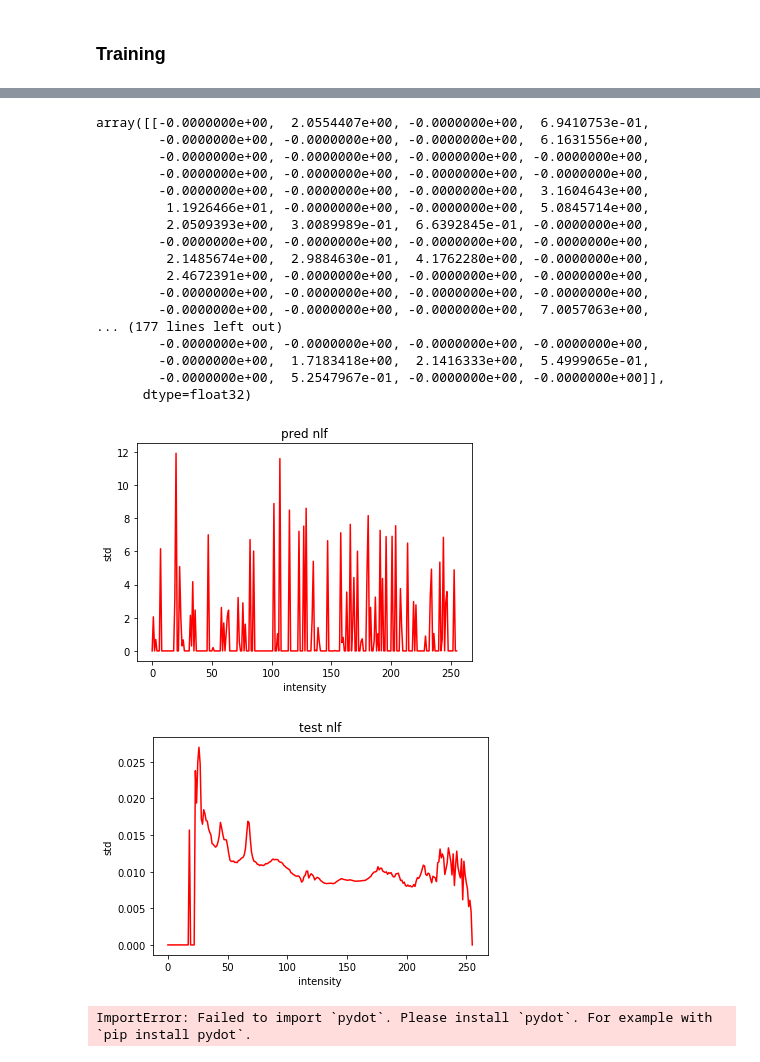
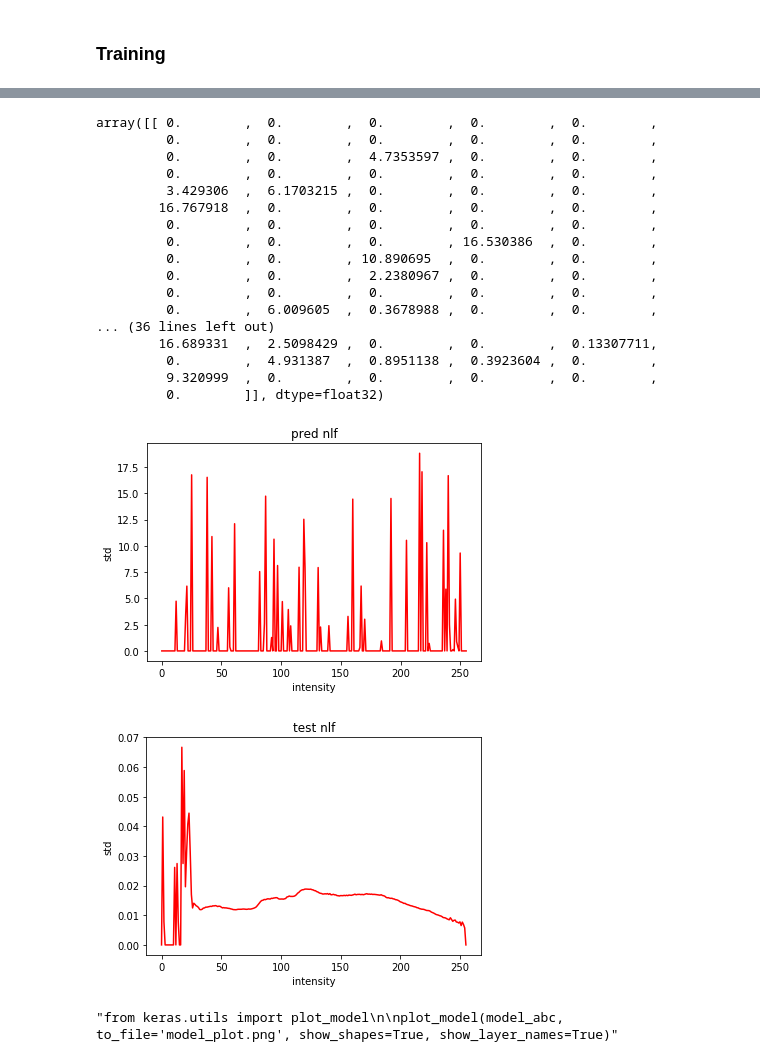
Before and after one commit to CarlosRamis/tfg_real_denoising, a Jupyter notebook: CNN_test.ipynb, the cells around one changed output, grey strips where cells are left out. Saved outputs shown, nothing was run; the diff lists cells and outputs as text; code cells hidden in the pictures.

```diff
--- a/CNN_test.ipynb
+++ b/CNN_test.ipynb
@@ -16,16 +16,23 @@ for path in images_paths:
     # Input data (images)
     img = plt.imread(path)
     # Image resize
-    if 0:
-        img = cv2.resize(img, dsize = None,fx=0.5, fy=0.5, interpolation=cv2.INTER_CUBIC)
+    if 1:
+        #img = cv2.resize(img, dsize = None,fx=0.5, fy=0.5, interpolation=cv2.INTER_CUBIC)
+        img = cv2.resize(img, dsize =(256,256), interpolation=cv2.INTER_CUBIC)
+        X_.append(img)
+    else:
+        X_.append(img[0:256,0:256,:])
 
-    X_.append(img[0:256,0:256,:])
+        X_.append(img[500:500+256,500:500 + 256,:])
+        X_.append(img[1000:1000+256,1000:1000 + 256,:])
 
     # Output data (NLFs)
     nlf_path = '../Dataset_Final/NLFs/NLF_' + scene + '.mat'
     mat = scipy.io.loadmat('../Dataset_Final/NLFs/NLF_' + scene + '.mat')
+
     NLF = mat["NLF"][0]
-    y_.append(np.nan_to_num(NLF))
+    #y_.append(np.nan_to_num(NLF))
+    y_.append(np.nan_to_num(NLF[0:256]))
 
 #(X_train, y_train), (X_test, y_test) = ''
 # %%
@@ -80,10 +87,13 @@ out_a = vision_model1(input_a)
 out_b = vision_model2(input_b)
 out_c = vision_model3(input_c)
 
-concatenated = concatenate([out_a, out_b, out_c],axis=2)
+concatenated = concatenate([out_a, out_b, out_c],axis=-1)
 #out = Dense(1, activation='sigmoid')(concatenated)
 merge_abc = SpatialPyramidPooling([1, 2, 4])(concatenated)
+#merge_abc = Dense(2048, activation='relu')(merge_abc)
+#merge_abc = Dense(256*3, activation='relu')(merge_abc)
+#merge_abc = Flatten()(concatenated)
 merge_abc = Dense(2048, activation='relu')(merge_abc)
-merge_abc = Dense(256*3, activation='relu')(merge_abc)
+merge_abc = Dense(256, activation='relu')(merge_abc)
 
 model_abc = Model([input_a, input_b, input_c], merge_abc)
@@ -120,17 +135,17 @@ model_abc.compile(optimizer= sgd, loss='mse')
 # Make model_a non trainable
 model_abc.layers[3].trainable = False
 model_abc.layers[4].trainable = False
-model_abc.fit(x=[X_,X_,X_], y=y_, batch_size=32, epochs=20, validation_split=0.1, shuffle=True)
+model_abc.fit(x=[X_,X_,X_], y=y_, batch_size=64, epochs=20, validation_split=0.2, shuffle=True)
 
 # Make model_a non trainable
 model_abc.layers[3].trainable = False
 model_abc.layers[4].trainable = True
 model_abc.layers[5].trainable = False
-model_abc.fit(x=[X_,X_,X_], y=y_, batch_size=32, epochs=20, validation_split=0.1, shuffle=True)
+model_abc.fit(x=[X_,X_,X_], y=y_, batch_size=64, epochs=20, validation_split=0.2, shuffle=True)
 
 # Make model_a non trainable
 model_abc.layers[3].trainable = True
 model_abc.layers[4].trainable = False
 model_abc.layers[5].trainable = False
-model_abc.fit(x=[X_,X_,X_], y=y_, batch_size=32, epochs=20, validation_split=0.1, shuffle=True)
+model_abc.fit(x=[X_,X_,X_], y=y_, batch_size=64, epochs=20, validation_split=0.2, shuffle=True)
 # %% [output]
@@ -162,47 +177,47 @@ Epoch 20/20
 
 (model_abc.predict([[X_[0]],[X_[0]],[X_[0]]]))
 # %% [output]
-array([[-0.0000000e+00,  2.0554407e+00, -0.0000000e+00,  6.9410753e-01,
-        -0.0000000e+00, -0.0000000e+00, -0.0000000e+00,  6.1631556e+00,
-        -0.0000000e+00, -0.0000000e+00, -0.0000000e+00, -0.0000000e+00,
-        -0.0000000e+00, -0.0000000e+00, -0.0000000e+00, -0.0000000e+00,
-        -0.0000000e+00, -0.0000000e+00, -0.0000000e+00,  3.1604643e+00,
-         1.1926466e+01, -0.0000000e+00, -0.0000000e+00,  5.0845714e+00,
-         2.0509393e+00,  3.0089989e-01,  6.6392845e-01, -0.0000000e+00,
-        -0.0000000e+00, -0.0000000e+00, -0.0000000e+00, -0.0000000e+00,
-         2.1485674e+00,  2.9884630e-01,  4.1762280e+00, -0.0000000e+00,
-         2.4672391e+00, -0.0000000e+00, -0.0000000e+00, -0.0000000e+00,
-        -0.0000000e+00, -0.0000000e+00, -0.0000000e+00, -0.0000000e+00,
-        -0.0000000e+00, -0.0000000e+00, -0.0000000e+00,  7.0057063e+00,
-... (177 lines left out)
-        -0.0000000e+00, -0.0000000e+00, -0.0000000e+00, -0.0000000e+00,
-        -0.0000000e+00,  1.7183418e+00,  2.1416333e+00,  5.4999065e-01,
-        -0.0000000e+00,  5.2547967e-01, -0.0000000e+00, -0.0000000e+00]],
-      dtype=float32)
+array([[ 0.        ,  0.        ,  0.        ,  0.        ,  0.        ,
+         0.        ,  0.        ,  0.        ,  0.        ,  0.        ,
+         0.        ,  0.        ,  4.7353597 ,  0.        ,  0.        ,
+         0.        ,  0.        ,  0.        ,  0.        ,  0.        ,
+         3.429306  ,  6.1703215 ,  0.        ,  0.        ,  0.        ,
+        16.767918  ,  0.        ,  0.        ,  0.        ,  0.        ,
+         0.        ,  0.        ,  0.        ,  0.        ,  0.        ,
+         0.        ,  0.        ,  0.        , 16.530386  ,  0.        ,
+         0.        ,  0.        , 10.890695  ,  0.        ,  0.        ,
+         0.        ,  0.        ,  2.2380967 ,  0.        ,  0.        ,
+         0.        ,  0.        ,  0.        ,  0.        ,  0.        ,
+         0.        ,  6.009605  ,  0.3678988 ,  0.        ,  0.        ,
+... (36 lines left out)
+        16.689331  ,  2.5098429 ,  0.        ,  0.        ,  0.13307711,
+         0.        ,  4.931387  ,  0.8951138 ,  0.3923604 ,  0.        ,
+         9.320999  ,  0.        ,  0.        ,  0.        ,  0.        ,
+         0.        ]], dtype=float32)
 # %%
 import matplotlib.pyplot as plt
-y_pred = np.transpose(model_abc.predict([[X_[0]],[X_[0]],[X_[0]]]))
+y_pred = np.transpose(model_abc.predict([[X_[1,0:256,0:256,:]],[X_[1,0:256,0:256,:]],[X_[1,0:256,0:256,:]]]))
 
 fig, ax = plt.subplots()
 ax.plot(y_pred[0:256],'r')
 
 ax.set(xlabel='intensity', ylabel='std',
        title='pred nlf')
 plt.show()
 
 fig, ax = plt.subplots()
-ax.plot(y_[0][0:256],'r')
+ax.plot(y_[1][0:256],'r')
 
 ax.set(xlabel='intensity', ylabel='std',
        title='test nlf')
 plt.show()
 # %% [output]
-[figure, old version]
+[figure, new version]
-[figure, old version]
+[figure, new version]
 # %%
-from keras.utils import plot_model
+'''from keras.utils import plot_model
 
-plot_model(model_abc, to_file='model_plot.png', show_shapes=True, show_layer_names=True)
+plot_model(model_abc, to_file='model_plot.png', show_shapes=True, show_layer_names=True)'''
 # %% [output]
-ImportError: Failed to import `pydot`. Please install `pydot`. For example with `pip install pydot`.
+"from keras.utils import plot_model\n\nplot_model(model_abc, to_file='model_plot.png', show_shapes=True, show_layer_names=True)"
 # %%
```
Also changed, not shown: parts of 6 cells of this notebook.
